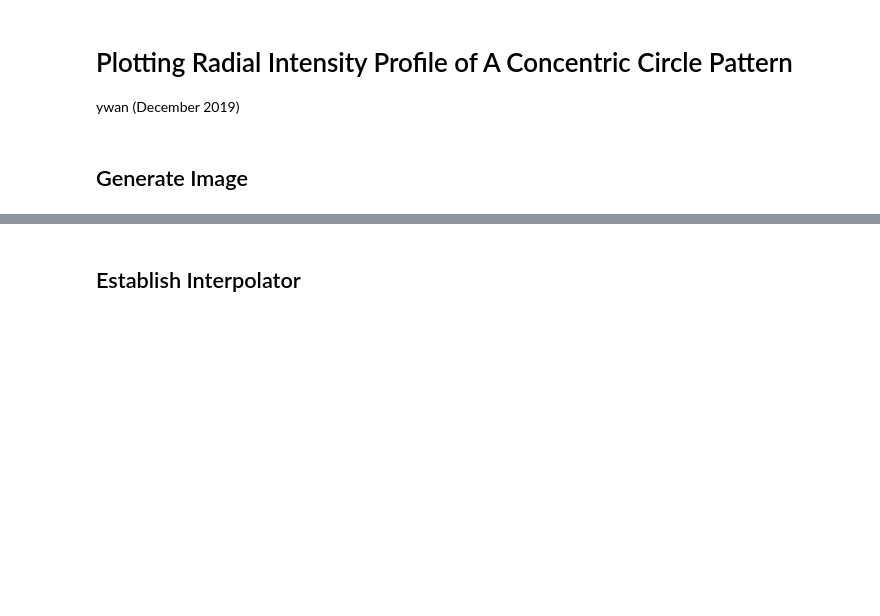
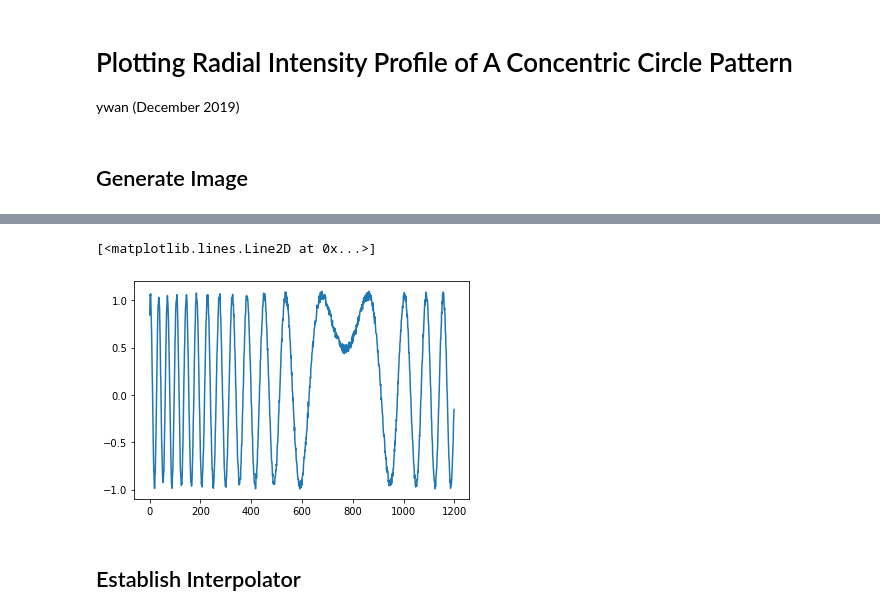
Before and after one commit to Sifyrena/Radial_Interp, a Jupyter notebook: RadialInterp.ipynb, the cells around one changed output, grey strips where cells are left out. Cells and saved outputs as stored; diff of their text form; code cells hidden in the pictures; blank space fills up the shorter version.

```diff
--- a/RadialInterp.ipynb
+++ b/RadialInterp.ipynb
@@ -33,3 +44,12 @@ plt.imshow(Image, origin = 'upper',cmap = 'copper') # Start Counting From Top Le
+# %%
+# Horizontal Slice
+
+plt.figure()
+
+plt.plot(xArray,Image[ImageCtr[0],:])
+# %% [output]
+[<matplotlib.lines.Line2D at 0x...>]
+[figure, added]
 # %% [markdown]
 ## Establish Interpolator
 # %%
```
Also changed, not shown: parts of 4 cells of this notebook, 7 other files.
